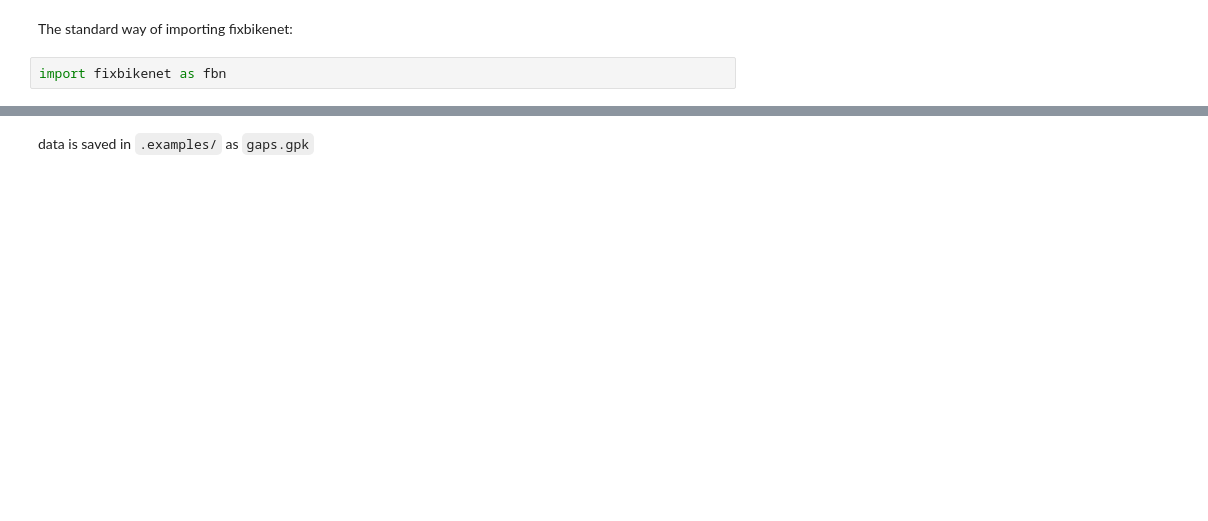
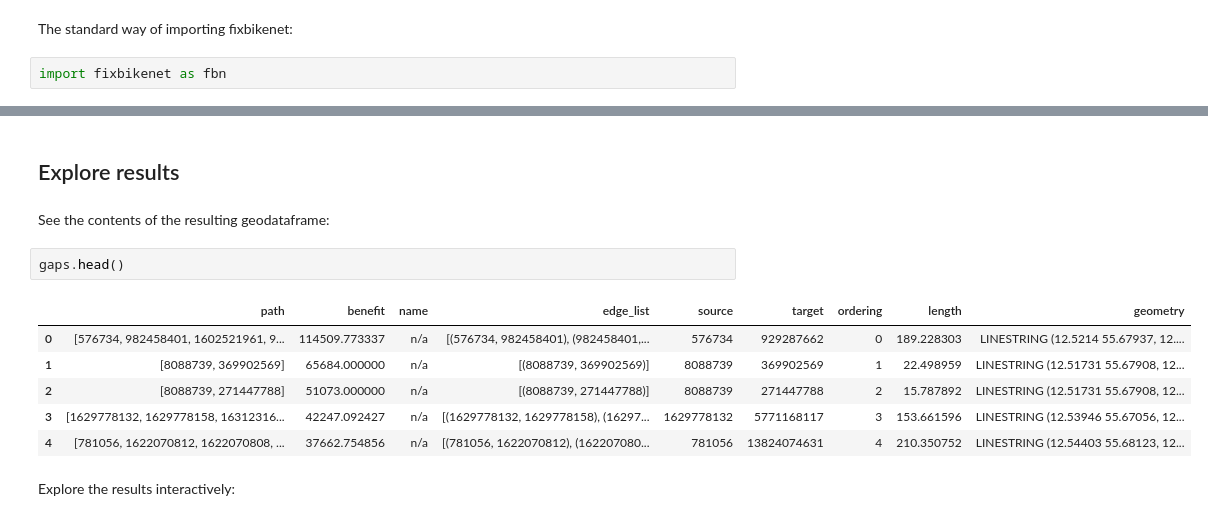
Before and after one commit to BikeNetKit/FixBikeNet, a Jupyter notebook: docs/jupyter_execute/mwe.ipynb, the cells around one changed output, grey strips where cells are left out. Saved outputs shown, nothing was run; the diff lists cells and outputs as text; blank space fills up the shorter version.

```diff
--- a/docs/jupyter_execute/mwe.ipynb
+++ b/docs/jupyter_execute/mwe.ipynb
@@ -16,3 +18,16 @@ Downloading OSM data..
 KeyboardInterrupt:
-# %% [markdown]
-data is saved in `.examples/` as `gaps.gpk`
+# %% [markdown]
+## Explore results
+# %% [markdown]
+See the contents of the resulting geodataframe:
+# %%
+gaps.head()
+# %% [output]
+|  | path | benefit | name | edge_list | source | target | ordering | length | geometry |
+| 0 | [576734, 982458401, 1602521961, 9... | 114509.773337 | n/a | [(576734, 982458401), (982458401,... | 576734 | 929287662 | 0 | 189.228303 | LINESTRING (12.5214 55.67937, 12.... |
+| 1 | [8088739, 369902569] | 65684.000000 | n/a | [(8088739, 369902569)] | 8088739 | 369902569 | 1 | 22.498959 | LINESTRING (12.51731 55.67908, 12... |
+| 2 | [8088739, 271447788] | 51073.000000 | n/a | [(8088739, 271447788)] | 8088739 | 271447788 | 2 | 15.787892 | LINESTRING (12.51731 55.67908, 12... |
+| 3 | [1629778132, 1629778158, 16312316... | 42247.092427 | n/a | [(1629778132, 1629778158), (16297... | 1629778132 | 5771168117 | 3 | 153.661596 | LINESTRING (12.53946 55.67056, 12... |
+| 4 | [781056, 1622070812, 1622070808, ... | 37662.754856 | n/a | [(781056, 1622070812), (162207080... | 781056 | 13824074631 | 4 | 210.350752 | LINESTRING (12.54403 55.68123, 12... |
+# %% [markdown]
+Explore the results interactively:
```
Also changed, not shown: parts of 5 cells of this notebook, 2 other files.
